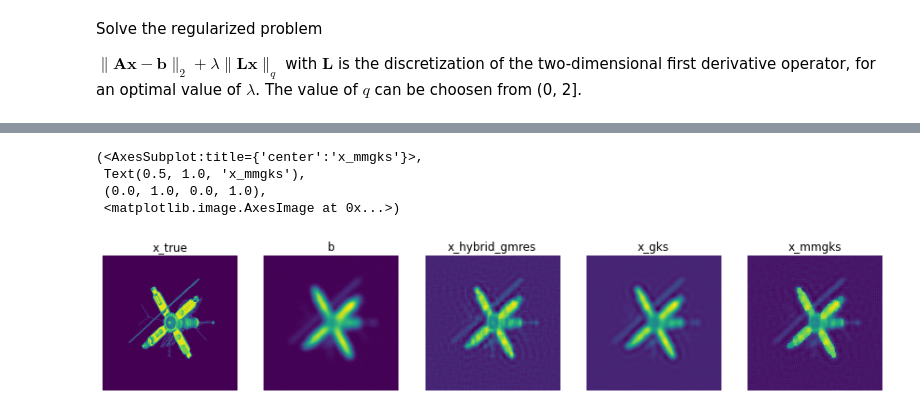
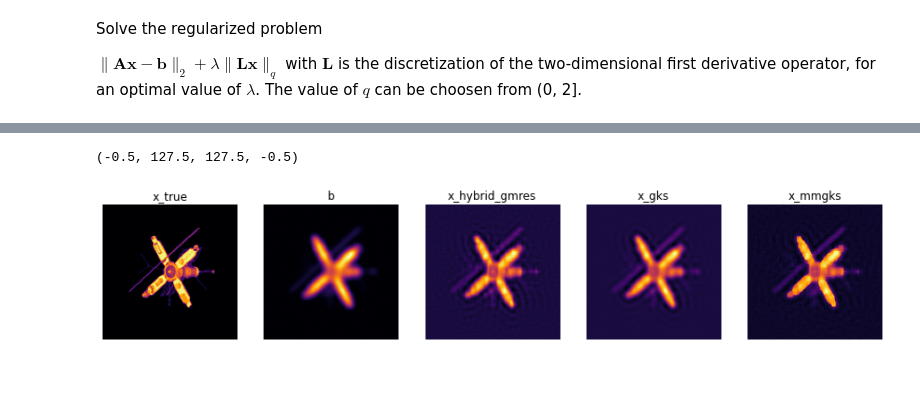
Before and after one commit to mpasha3/trips-py, a Jupyter notebook: demos/demo_Deblurring_large_scale.ipynb, the cells around one changed output, grey strips where cells are left out. Drawn from its saved outputs; the diff is of its cells as text; code cells hidden in the pictures; blank space fills up the shorter version.

Commit message:
large and small scale 2D Deblurring demos are finalized

```diff
--- a/demos/demo_Deblurring_large_scale.ipynb
+++ b/demos/demo_Deblurring_large_scale.ipynb
@@ -56,8 +54,8 @@ ModuleNotFoundError: No module named 'utilities'
 # %% [markdown]
 #### 1. Define a large scale Deblurring test problem
 # %%
-# To run the following, run the cell at the beginning of the notebook to import
-Deblur = Deblurring()
+# Create an object of class Deblurring()
+Deblur = Deblurring(CommitCrime = False)
 nx = 128
 ny = 128
 A = Deblur.forward_Op((9,9), (3,3), nx, ny)
@@ -90,7 +95,7 @@ Step 3: Solve the regularized problem with GKS and Hybrid_lsqr that solves
 $\|\mathbf A{\mathbf x} - {\mathbf b}\|^2_2 + \lambda \|\mathbf L\mathbf x\|_2^2$ with $\mathbf L$ is the discretization of the two-dimensional first derivative operator for GKS and $L = I$ for Hybrid_lsqr, for an computed value of the regularization parameter $\lambda$.
 # %%
 b_vec = b.reshape((-1,1))
-(x_hybrid_gmres, info_hybrid_gmres) = Hybrid_GMRES(A, b_vec, n_iter = 50, regparam = 'gcv', x_true = x_true, delta = delta)
+(x_hybrid_gmres, info_hybrid_gmres) = Hybrid_GMRES(A, b_vec, n_iter = 100, regparam = 'gcv', x_true = x_true, delta = delta)
 # %%
 plt.plot(info_hybrid_gmres['relError'])
 # %% [output]
@@ -180,14 +187,13 @@ plt.show()
 # %%
 # Display the true desired vs the naive computed solution and vs the approximate regularized computed solution
 plt.figure(figsize=(15,4))
 plt.subplot(1,5,1), plt.title('x_true'), plt.axis('off'), plt.imshow(x_true.reshape((nx,ny)))
 plt.subplot(1,5,2), plt.title('b'), plt.axis('off'), plt.imshow(b.reshape((nx,ny)))
 plt.subplot(1,5,3), plt.title('x_hybrid_gmres'), plt.axis('off'), plt.imshow(x_hybrid_gmres.reshape((nx,ny)))
 plt.subplot(1,5,4), plt.title('x_gks'), plt.axis('off'), plt.imshow(x_gks.reshape((nx,ny)))
 plt.subplot(1,5,5), plt.title('x_mmgks'), plt.axis('off'), plt.imshow(x_mmgks.reshape((nx,ny)))
+plt.set_cmap('inferno')
+plt.axis('off')
 # %% [output]
-(<AxesSubplot:title={'center':'x_mmgks'}>,
- Text(0.5, 1.0, 'x_mmgks'),
- (0.0, 1.0, 0.0, 1.0),
- <matplotlib.image.AxesImage at 0x...>)
+(-0.5, 127.5, 127.5, -0.5)
-[figure, old version]
+[figure, new version]
```
Also changed, not shown: parts of 10 cells of this notebook, 1 other file.
